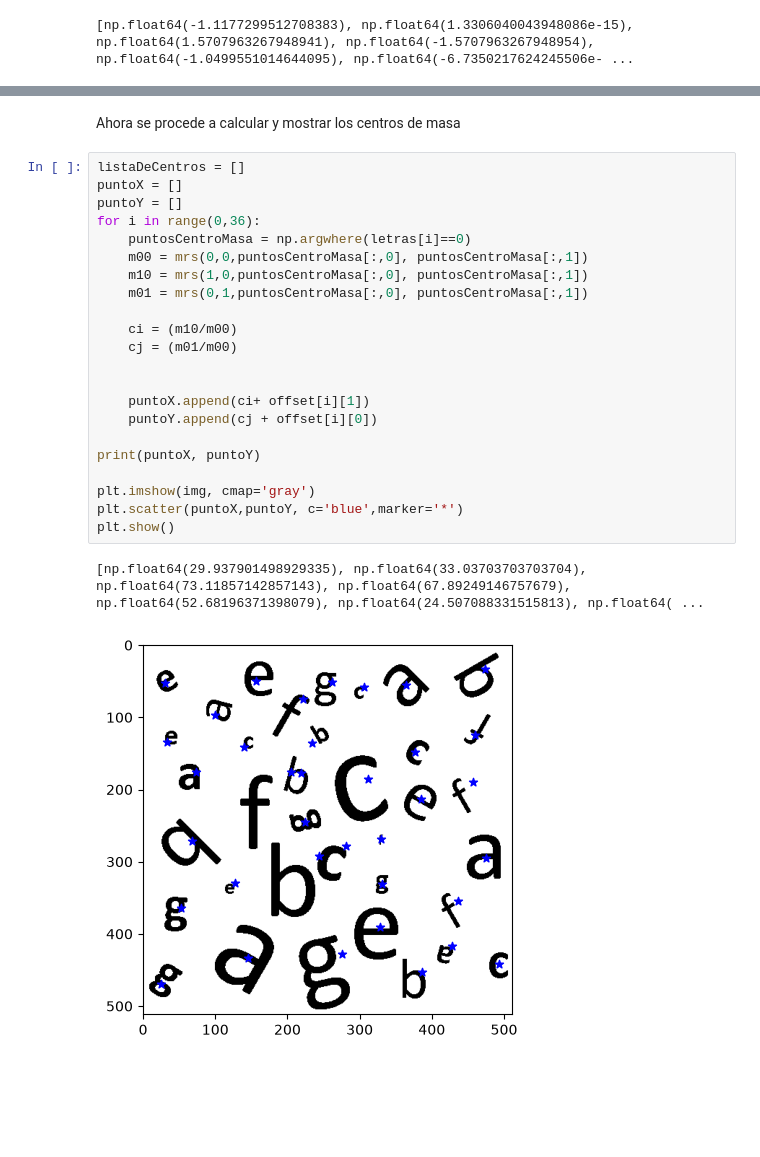
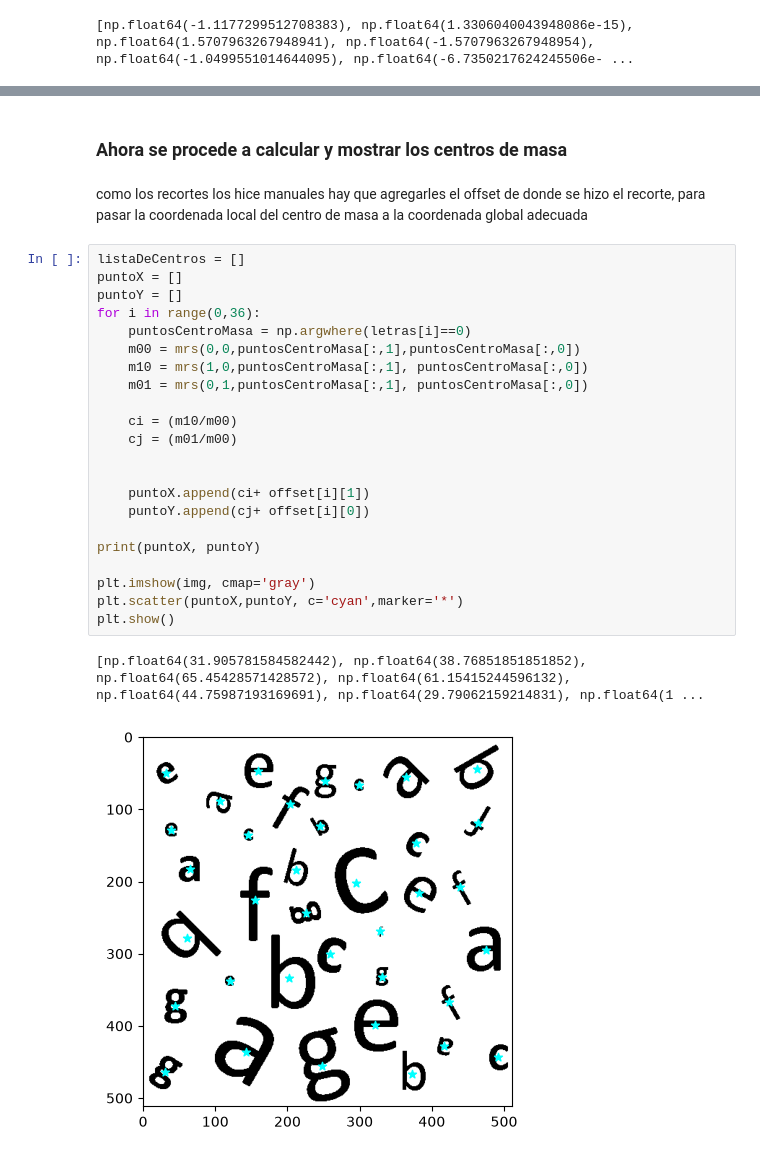
Before and after one commit to Joberto14/tarea1RDP, a Jupyter notebook: tarea1.ipynb, the cells around one changed output, grey strips where cells are left out. Cells and saved outputs as stored; diff of their text form; blank space fills up the shorter version.

Commit message:
centros corregidos

```diff
--- a/tarea1.ipynb
+++ b/tarea1.ipynb
@@ -391,27 +423,29 @@ print(listaDeAngulos)
 # %% [markdown]
-Ahora se procede a calcular y mostrar los centros de masa
+### Ahora se procede a calcular y mostrar los centros de masa
+# %% [markdown]
+como los recortes los hice manuales hay que agregarles el offset de donde se hizo el recorte, para pasar la coordenada local del centro de masa a la coordenada global adecuada
 # %%
 listaDeCentros = []
 puntoX = []
 puntoY = []
 for i in range(0,36):
     puntosCentroMasa = np.argwhere(letras[i]==0)
-    m00 = mrs(0,0,puntosCentroMasa[:,0], puntosCentroMasa[:,1])
-    m10 = mrs(1,0,puntosCentroMasa[:,0], puntosCentroMasa[:,1])
-    m01 = mrs(0,1,puntosCentroMasa[:,0], puntosCentroMasa[:,1])
+    m00 = mrs(0,0,puntosCentroMasa[:,1],puntosCentroMasa[:,0])
+    m10 = mrs(1,0,puntosCentroMasa[:,1], puntosCentroMasa[:,0])
+    m01 = mrs(0,1,puntosCentroMasa[:,1], puntosCentroMasa[:,0])
 
     ci = (m10/m00)
     cj = (m01/m00)
 
 
     puntoX.append(ci+ offset[i][1])
-    puntoY.append(cj + offset[i][0])
+    puntoY.append(cj+ offset[i][0])
 
 print(puntoX, puntoY)
 
 plt.imshow(img, cmap='gray')
-plt.scatter(puntoX,puntoY, c='blue',marker='*')
+plt.scatter(puntoX,puntoY, c='cyan',marker='*')
 plt.show()
 # %% [output]
-[np.float64(29.937901498929335), np.float64(33.03703703703704), np.float64(73.11857142857143), np.float64(67.89249146757679), np.float64(52.68196371398079), np.float64(24.507088331515813), np.float64( ...
+[np.float64(31.905781584582442), np.float64(38.76851851851852), np.float64(65.45428571428572), np.float64(61.15415244596132), np.float64(44.75987193169691), np.float64(29.79062159214831), np.float64(1 ...
-[figure, old version]
+[figure, new version]
```
Also changed, not shown: parts of 4 cells of this notebook.
